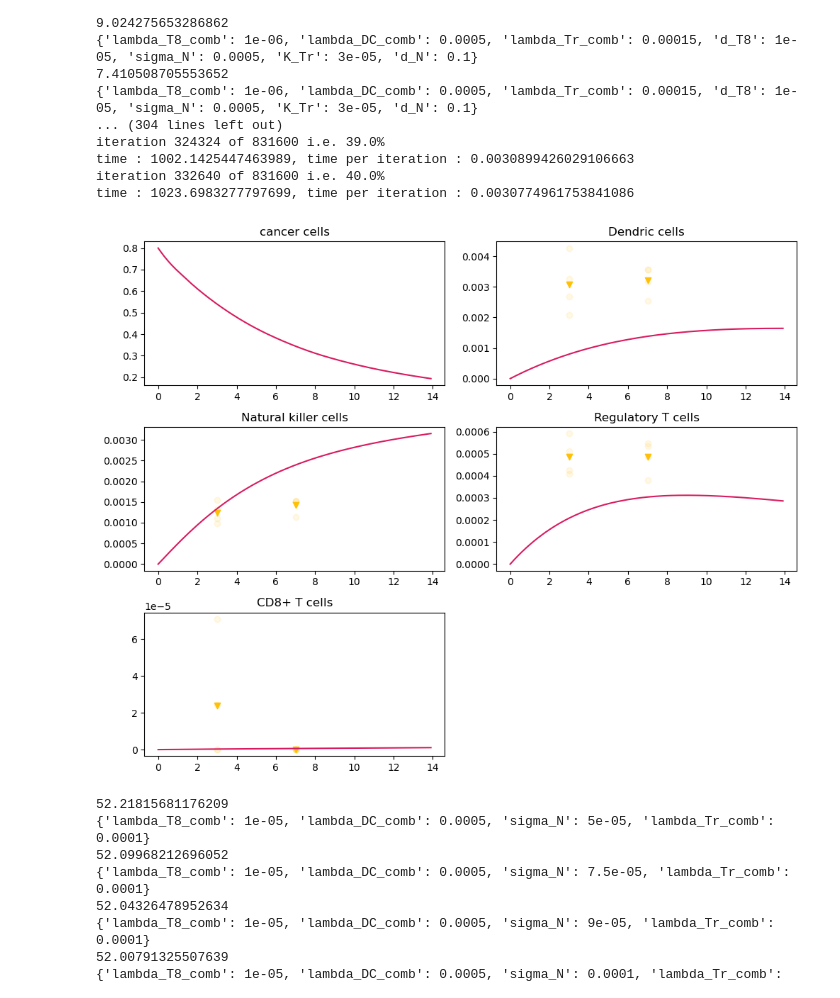
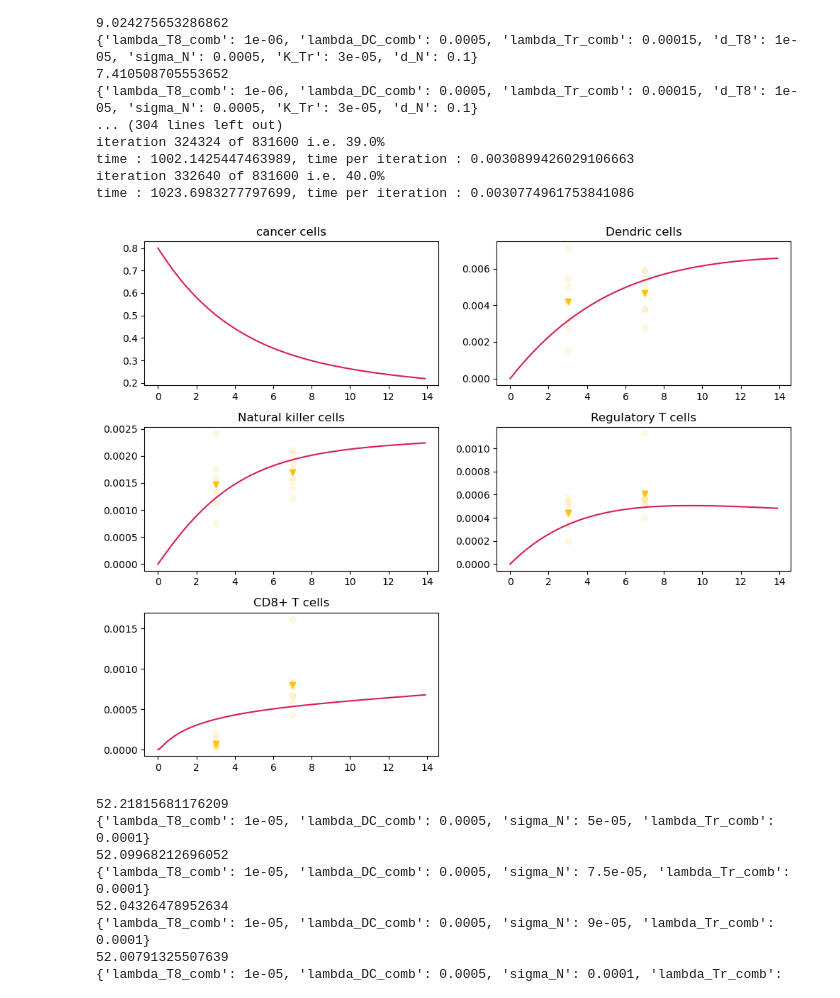
Before and after one commit to ZP-likes-coding/Cancer_immune_interaction, a Jupyter notebook: Fitting_T11.ipynb, the cells around one changed output. Drawn from its saved outputs; the diff is of its cells as text; code cells hidden in the pictures.

Commit message:
with the best parameters

```diff
--- a/Fitting_T11.ipynb
+++ b/Fitting_T11.ipynb
@@ -674,13 +674,13 @@ c3 = (255/255,193/255,7/255)
 c4 = (0/255,77/255,64/255)
 
 tspan = (0.0,14.0,)
-C_init     = best_params['C_init']
-D_init     = best_params['D_init']
-N_init     = best_params['N_init']
-Tr_init    = best_params['Tr_init']
-T8_init    = best_params['T8_init']
+C_init     = mutagen_best_params['C_init']
+D_init     = mutagen_best_params['D_init']
+N_init     = mutagen_best_params['N_init']
+Tr_init    = mutagen_best_params['Tr_init']
+T8_init    = mutagen_best_params['T8_init']
 C0 = [C_init,D_init,N_init,Tr_init,T8_init]
-sol = solve_ivp(cancer_ode_parametrised,tspan,C0,args = (best_params,),abs_tol = 1e-9,t_eval = np.arange(0.0,14.0,0.1,))
+sol = solve_ivp(cancer_ode_parametrised,tspan,C0,args = (mutagen_best_params,),abs_tol = 1e-9,t_eval = np.arange(0.0,14.0,0.1,))
 t = sol.t
 y = sol.y
 
@@ -688,42 +688,42 @@ y = sol.y
 fig,ax = plt.subplots(3,2,figsize = (10,8))
 cancer = ax[0,0]
 cancer.plot(t,y[0],color = c1)
 cancer.set_title('cancer cells')
 D_cells = ax[0,1]
 D_cells.plot(t,y[1],color = c1)
 D_cells.set_title('Dendric cells')
-D_cells.scatter([3.0,7.0],Ds[:2],alpha=1.0,marker ='v',color = c3)
-D_cells.scatter(scatter_times,scatter_Ds,alpha=0.1,color = c3)
+D_cells.scatter([3.0,7.0],mutagen_Ds[:2],alpha=1.0,marker ='v',color = c3)
+D_cells.scatter(scatter_mutagen_times,scatter_mutagen_Ds,alpha=0.1,color = c3)
 
 
 NK_cells = ax[1,0]
 NK_cells.plot(t,y[2],color = c1)
 NK_cells.set_title('Natural killer cells')
-NK_cells.scatter(scatter_times,scatter_NKs,alpha=0.1,color = c3)
-NK_cells.scatter([3,7],NKs[:2],alpha=1.0,marker ='v',color = c3)
+NK_cells.scatter(scatter_mutagen_times,scatter_mutagen_NKs,alpha=0.1,color = c3)
+NK_cells.scatter([3,7],mutagen_NKs[:2],alpha=1.0,marker ='v',color = c3)
 
 
 Treg = ax[1,1]
 Treg.plot(t,y[3],color = c1)
 Treg.set_title('Regulatory T cells')
-Treg.scatter(scatter_times,scatter_Tregs,alpha=0.1,color = c3)
-Treg.scatter([3,7],Tregs[:2],alpha=1.0,marker ='v',color = c3)
+Treg.scatter(scatter_mutagen_times,scatter_mutagen_Tregs,alpha=0.1,color = c3)
+Treg.scatter([3,7],mutagen_Tregs[:2],alpha=1.0,marker ='v',color = c3)
 # {'lambda_C': 1.5, 'C_M': 0.8, 'eta_8': 328.25, 'eta_N': 300, 'd_C': 0.17, 'lambda_DC_comb': 0.0013, 'K_C': 0.4, 'd_D': 0.1, 'sigma_N': 0.00035, 'd_N': 0.22, 'gamma_N': 150, 'a_C': 0.5, 'beta_1': 0.4, 'beta_2': 0.0002, 'd_Tr': 0.2, 'lambda_Tr_comb': 0.0002, 'd_T8': 1e-05, 'lambda_T8_comb': 0.0001, 'K_Tr': 2.25e-05, 'K_D': 0.0004, 'C_init': 0.8, 'D_init': 0.0, 'N_init': 0.0, 'Tr_init': 0.0, 'T8_init': 0.0}
 T8 = ax[2,0]
 T8.plot(t,y[4],color = c1)
 T8.set_title('CD8+ T cells')
-T8.scatter(scatter_times,scatter_T8s,alpha=0.1,color = c3)
-T8.scatter([3,7],T8s[:2],alpha=1.0,marker ='v',color = c3)
+T8.scatter(scatter_mutagen_times,scatter_mutagen_T8s,alpha=0.1,color = c3)
+T8.scatter([3,7],mutagen_T8s[:2],alpha=1.0,marker ='v',color = c3)
 
 
 extra_plot = ax[2,1]
 extra_plot.set_visible(False)
 
 
 plt.tight_layout()
 plt.show()
 # %% [output]
-[figure, old version]
+[figure, new version]
 # %%
 # UV
 objective_function_day3 = {'Ds':UV_Ds[0],
```
